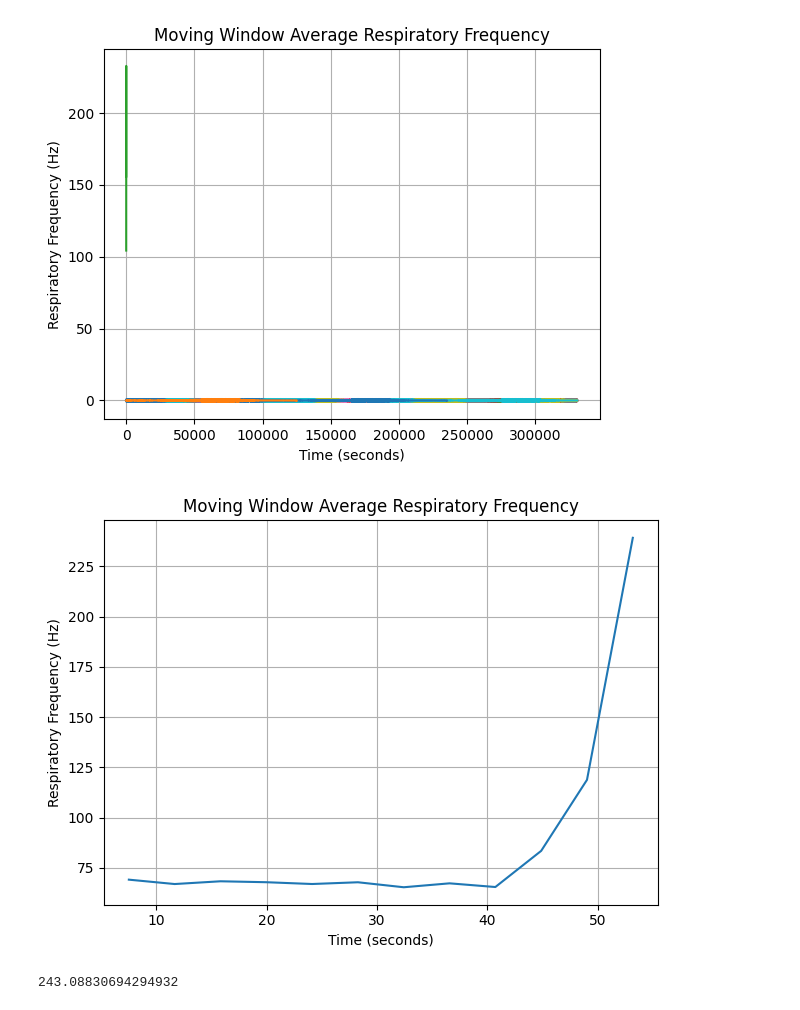
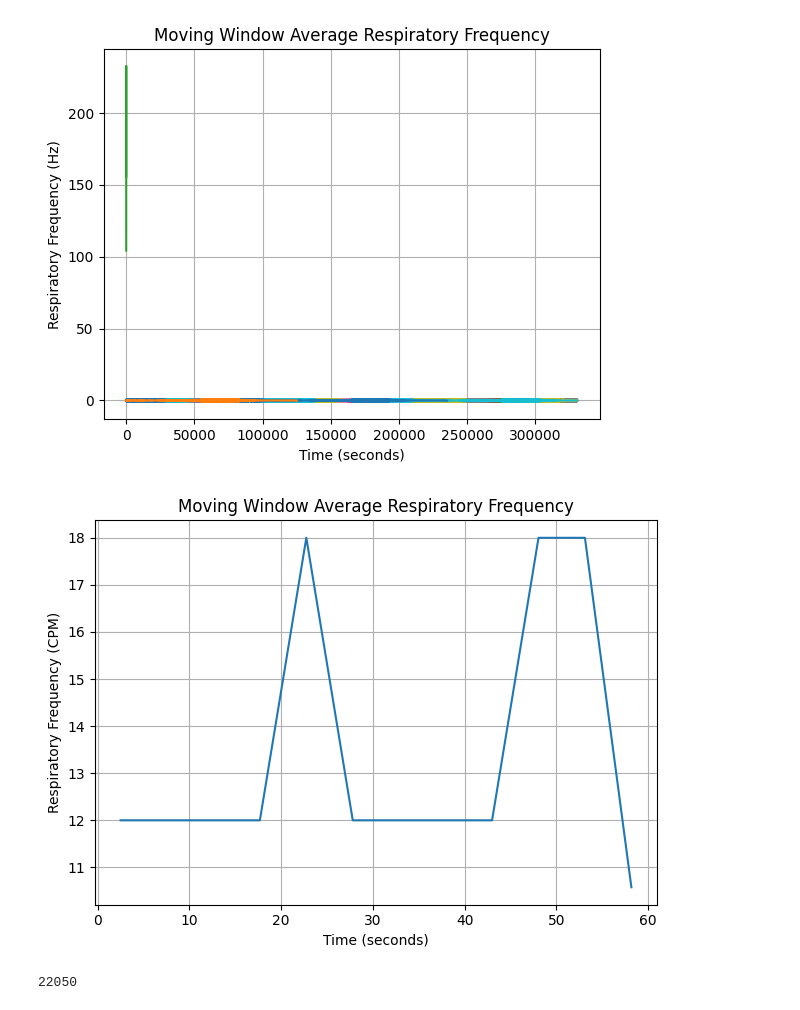
Before and after one commit to incubodac/WAV2RF, a Jupyter notebook: wav2rf_script.ipynb, the cells around one changed output. Drawn from its saved outputs; the diff is of its cells as text; code cells hidden in the pictures.

```diff
--- a/wav2rf_script.ipynb
+++ b/wav2rf_script.ipynb
@@ -94,13 +83,12 @@ from scipy.signal import hilbert, butter, filtfilt
 audio_file = 'test.mp3'
 audio_data, sr = librosa.load(audio_file)
 
-
 # Set the window size and overlap in seconds
-window_size = 20
+window_size = 10
 overlap = 5
 
 # Calculate the number of samples in the window
-window_samples = int(sr * window_size)
+window_samples  = int(sr * window_size)
 overlap_samples = int(sr * overlap)
 
 # Calculate the number of windows in the audio
@@ -140,60 +128,69 @@ for i in range(num_windows):
     spline = interpolate.UnivariateSpline(np.arange(len(envelope)), envelope, s=2000)
     interpolated_envelope = spline(np.arange(len(envelope)))
 
+    times = librosa.samples_to_time(np.arange(len(interpolated_envelope)), sr=sr)
 
-    # Calculate the short-term Fourier transform (STFT) of the envelope
-    stft = np.abs(librosa.stft(envelope))
-    #fouriers[i,:,:] = stft
-    # Calculate the spectral centroid of the STFT
-    spectral_centroids = librosa.feature.spectral_centroid(S=stft, sr=sr)
 
-    # Find the index of the peak spectral centroid
-    peak_index = np.argmax(spectral_centroids)
+    N = len(times)
+    # sample spacing
+    T = 1.0 / sr
+    x = np.linspace(0.0, N*T, N, endpoint=False)
+    yf = scipy.fft.fft(interpolated_envelope)
+    xf = scipy.fft.fftfreq(N, T)[:N//2]
 
-    # Calculate the respiratory frequency in Hz
-    respiratory_frequency = spectral_centroids[0, peak_index] * sr / len(window)
+    freqs = xf
+    start_idx = np.argmax(freqs >= 0.05)
+    end_idx = np.argmax(freqs >= 0.6)
 
+    # Extract the magnitude spectrum within the desired frequency range
+
+    # Find the index of the largest magnitude within the frequency range
+    #max_freq_idx = np.argmax(stft[start_idx:end_idx+1, :])
+    max_amplitude_freq = freqs[start_idx:end_idx][np.argmax(np.abs(yf[start_idx:end_idx]))]
+
+    # Get the corresponding frequency value
+    #max_freq = freqs[start_idx:end_idx+1][max_freq_idx]
     # Store the respiratory frequency in the moving average array
-    moving_average[i] = respiratory_frequency
+    moving_average[i] = max_amplitude_freq*60
 
     # Store the windowed data in the mosaic array
     #mosaics[i] = window
 
-    # # # Plot the current windowed data
+    # # Plot the current windowed data
     # plt.figure()
-    # plt.plot(stft)
+    # plt.plot(interpolated_envelope)
     # plt.xlabel('Sample')
     # plt.ylabel('Amplitude')
     # plt.title(f'Window {i+1}')
     # plt.grid(True)
 
 # Create a time array for the moving average
 moving_average_times = np.linspace(window_size_sec / 2, len(audio_data) / sr - window_size_sec / 2, len(moving_average))
 
 # Plot the moving average calculated frequency vs time
 plt.figure()
 plt.plot(moving_average_times, moving_average)
 plt.xlabel('Time (seconds)')
-plt.ylabel('Respiratory Frequency (Hz)')
+plt.ylabel('Respiratory Frequency (CPM)')
 plt.title('Moving Window Average Respiratory Frequency')
 plt.grid(True)
 
 # # Display the mosaic of windowed data
 # fig, axes = plt.subplots(num_windows, 1, figsize=(8, 6))
 # for i in range(num_windows):
 #     axes[i].plot(mosaics[i])
 #     axes[i].set_xlabel('Sample')
 #     axes[i].set_ylabel('Amplitude')
 #     axes[i].set_title(f'Window {i+1}')
 #     axes[i].grid(True)
 
 plt.tight_layout()
 plt.show()
 # %% [output]
-[figure, old version]
+[figure, new version]
-# %%
-respiratory_frequency
-# %% [output]
-243.08830694294932
+# %%
+sr
+# %% [output]
+22050
 # %%
 fouriers = np.empty([num_windows,stft.shape[0],stft.shape[1]])
```
Also changed, not shown: parts of 7 cells of this notebook, 3 other files.
